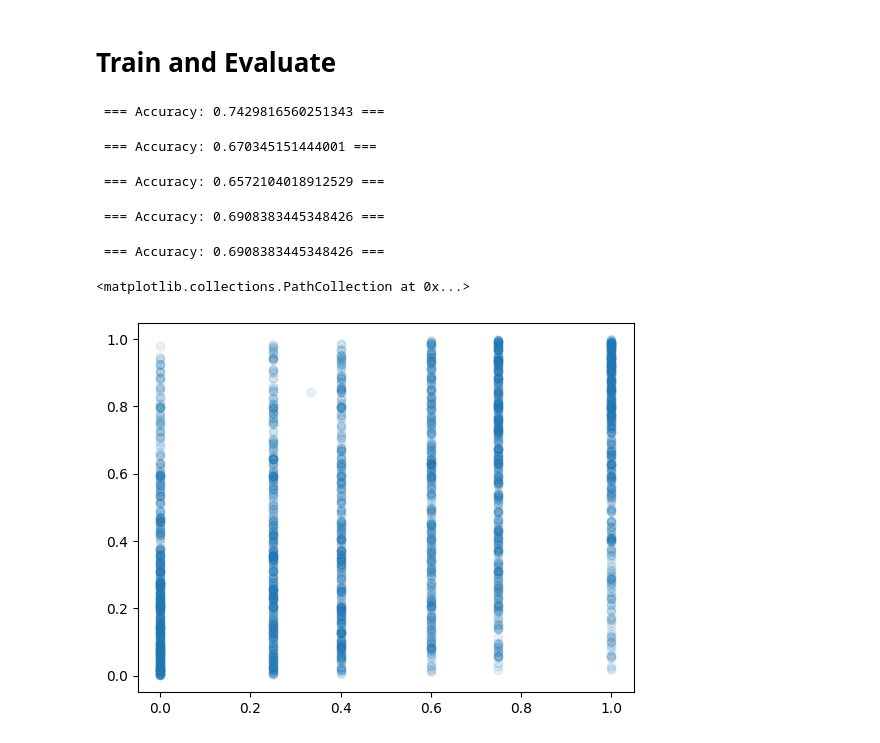
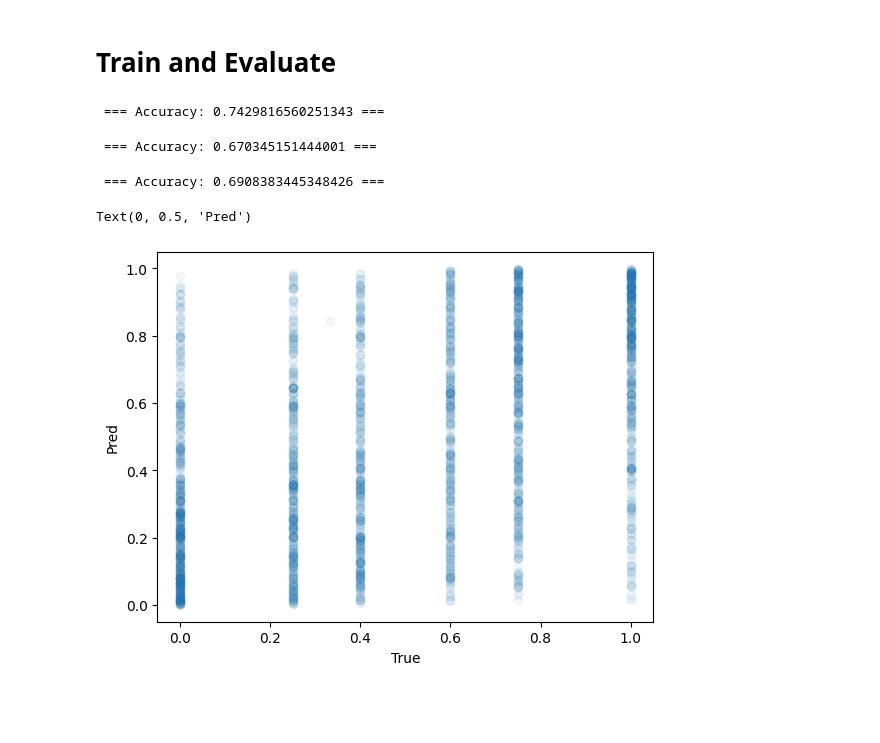
Before and after one commit to ansonkwokth/TableTennisPrediction, a Jupyter notebook: example.ipynb, the cells around one changed output. Drawn from its saved outputs; the diff is of its cells as text; code cells hidden in the pictures; blank space fills up the shorter version.

```diff
--- a/example.ipynb
+++ b/example.ipynb
@@ -505,24 +23,20 @@ def create_game_dfs(game: str, years: list, text_data: dict) -> pd.DataFrame:
 # %%
-
-
 if GAME == 'TTStar':
     years = [2020, 2021, 2022, 2023, 2024]
-    # years = [2020, 2021, 2022, 2023]
 elif GAME == 'TTCup':
     years = [2020, 2021, 2022, 2023, 2024]
 elif GAME == 'SetkaCup':
     years = [2020, 2021, 2022, 2023, 2024]
 elif GAME == 'SetkaCupWomen':
     years = [2020, 2021, 2022, 2023, 2024]
-    # years = [2020, 2021, 2022, 2023]
 elif GAME == 'LigaPro':
     years = [2022, 2023, 2024]
 else:
     raise ValueError("Invalid game selected.")
 
 
-text_data_game = load_game_data(GAME, years)
+text_data_game = dl.load_game_data(GAME, years)
 text_data = {
     year: text_data_game[year] for year in years
 }
-df = create_game_dfs(GAME, years, text_data)
+df = dl.create_game_dfs(GAME, years, text_data)
@@ -579,31 +73,37 @@ X_test = format_to_array(df_test)
 # %% [markdown]
 # Train and Evaluate
 # %%
-model = RatingSystem(learning_rate=0.1)
+model = rating_system.RatingSystem(learning_rate=0.1)
 # model = RatingSystem(learning_rate=0.01, base_param=(0, 0.1))
 # model = RatingSystem(learning_rate=0.01, base_param=(0, 0.1), update_sigma=False)
 # model = RatingSystem(learning_rate=0.1, base_param=(0, 0.1), update_sigma=False)
+
+# traing model with only training set
 model.fit(X_train)
-# %%
-model.evaluate(X_train);
-model.evaluate(X_val);
-model.evaluate(X_test);
-# %% [output]
- === Accuracy: 0.7429816560251343 ===
- === Accuracy: 0.670345151444001 ===
- === Accuracy: 0.6572104018912529 ===
-# %%
-model_test = RatingSystem(params=model.params, learning_rate=0.1)
-model_test.fit(X_val)
-model_test.evaluate(X_test);
-# %% [output]
- === Accuracy: 0.6908383445348426 ===
-# %%
-aacc, history, predictions = model_test.evaluate(X_test)
-# %% [output]
- === Accuracy: 0.6908383445348426 ===
+# %%
+# evaluate the model with the training set
+model.evaluate(X_train);
+# evaluate the model with the evaluating set
+model.evaluate(X_val);
+# %% [output]
+ === Accuracy: 0.7429816560251343 ===
+ === Accuracy: 0.670345151444001 ===
+# %%
+# define a new model, and import the pre-trained params from the training set
+model_test = rating_system.RatingSystem(learning_rate=0.1)
+model_test.params = model.params
+
+# training the model again with the evaluating set, on top of the pre-trained params
+model_test.fit(X_val)
+
+# evaluate the model with the testing set
+aacc, history, predictions = model_test.evaluate(X_test)
+# %% [output]
+ === Accuracy: 0.6908383445348426 ===
 # %%
-plt.scatter(history, predictions, alpha=0.1)
+plt.scatter(history, predictions, alpha=0.05)
+plt.xlabel("True")
+plt.ylabel("Pred")
 # %% [output]
-<matplotlib.collections.PathCollection at 0x...>
+Text(0, 0.5, 'Pred')
-[figure, old version]
+[figure, new version]
```
Also changed, not shown: parts of 20 cells of this notebook.
